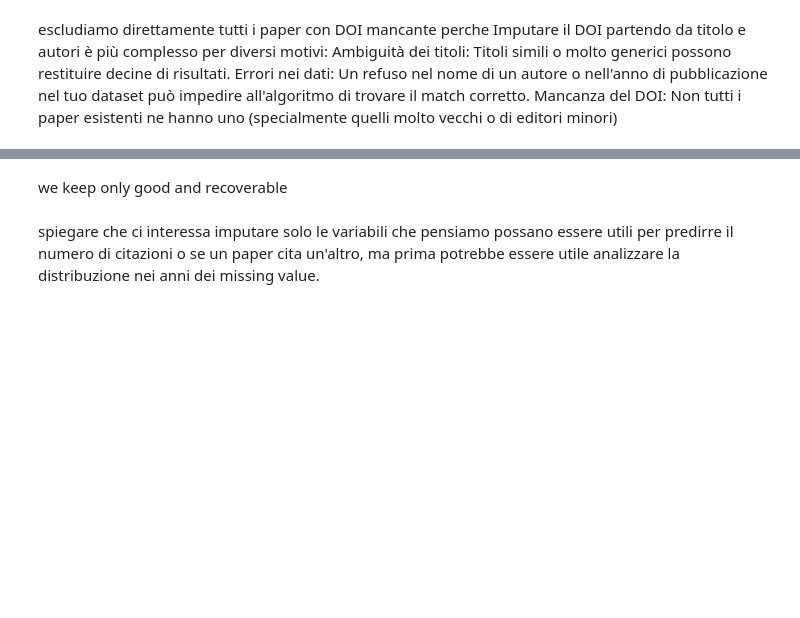
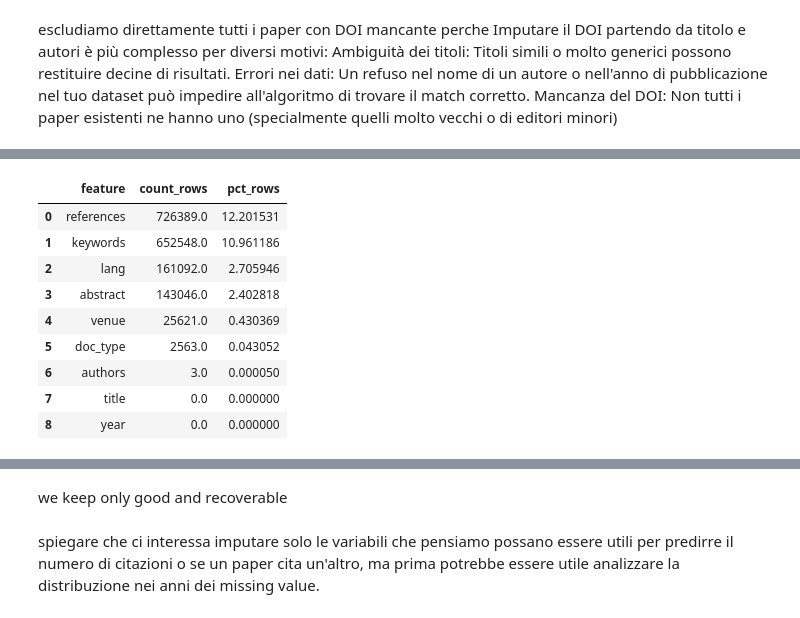
Before and after one commit to SergioFernandezDiz/Data-Projects-Hackathon_3-25-26, a Jupyter notebook: code.ipynb, the cells around one changed output, grey strips where cells are left out. Saved outputs shown, nothing was run; the diff lists cells and outputs as text; code cells hidden in the pictures; blank space fills up the shorter version.

```diff
--- a/code.ipynb
+++ b/code.ipynb
@@ -678,38 +786,41 @@ WHERE year_int > 1990
 missing_summary_scope = con.execute("""
     SELECT * FROM (
         SELECT 'title' AS feature, SUM(CAST(flag_missing_title AS INTEGER)) AS count_rows FROM papers_scope
         UNION ALL
         SELECT 'abstract', SUM(CAST(flag_missing_abstract AS INTEGER)) FROM papers_scope
         UNION ALL
         SELECT 'lang', SUM(CAST(flag_missing_lang AS INTEGER)) FROM papers_scope
         UNION ALL
         SELECT 'venue', SUM(CAST(flag_missing_venue AS INTEGER)) FROM papers_scope
         UNION ALL
         SELECT 'doc_type', SUM(CAST(flag_missing_doc_type AS INTEGER)) FROM papers_scope
         UNION ALL
         SELECT 'keywords', SUM(CAST(flag_missing_keywords AS INTEGER)) FROM papers_scope
         UNION ALL
         SELECT 'references', SUM(CAST(flag_missing_references AS INTEGER)) FROM papers_scope
         UNION ALL
         SELECT 'authors', SUM(CAST(flag_missing_authors AS INTEGER)) FROM papers_scope
         UNION ALL
         SELECT 'year', SUM(CAST(flag_year_missing AS INTEGER)) FROM papers_scope
     )
     ORDER BY count_rows DESC
 """).fetchdf()
 
 total_rows_scope = con.execute("""
 SELECT COUNT(*)
 FROM papers_scope
 """).fetchone()[0]
 
 missing_summary_scope["pct_rows"] = missing_summary_scope["count_rows"] / total_rows_scope * 100
 display(missing_summary_scope)
-
-plt.figure(figsize=(10, 6))
-sns.barplot(data=missing_summary_scope, x="pct_rows", y="feature", color="#C44E52")
-plt.title("Missing values by feature in filtered corpus")
-plt.xlabel("Missing (%)")
-plt.ylabel("Feature")
-plt.tight_layout()
-plt.show()
+# %% [output]
+|  | feature | count_rows | pct_rows |
+| 0 | references | 726389.0 | 12.201531 |
+| 1 | keywords | 652548.0 | 10.961186 |
+| 2 | lang | 161092.0 | 2.705946 |
+| 3 | abstract | 143046.0 | 2.402818 |
+| 4 | venue | 25621.0 | 0.430369 |
+| 5 | doc_type | 2563.0 | 0.043052 |
+| 6 | authors | 3.0 | 0.000050 |
+| 7 | title | 0.0 | 0.000000 |
+| 8 | year | 0.0 | 0.000000 |
```
Also changed, not shown: parts of 19 cells of this notebook.
